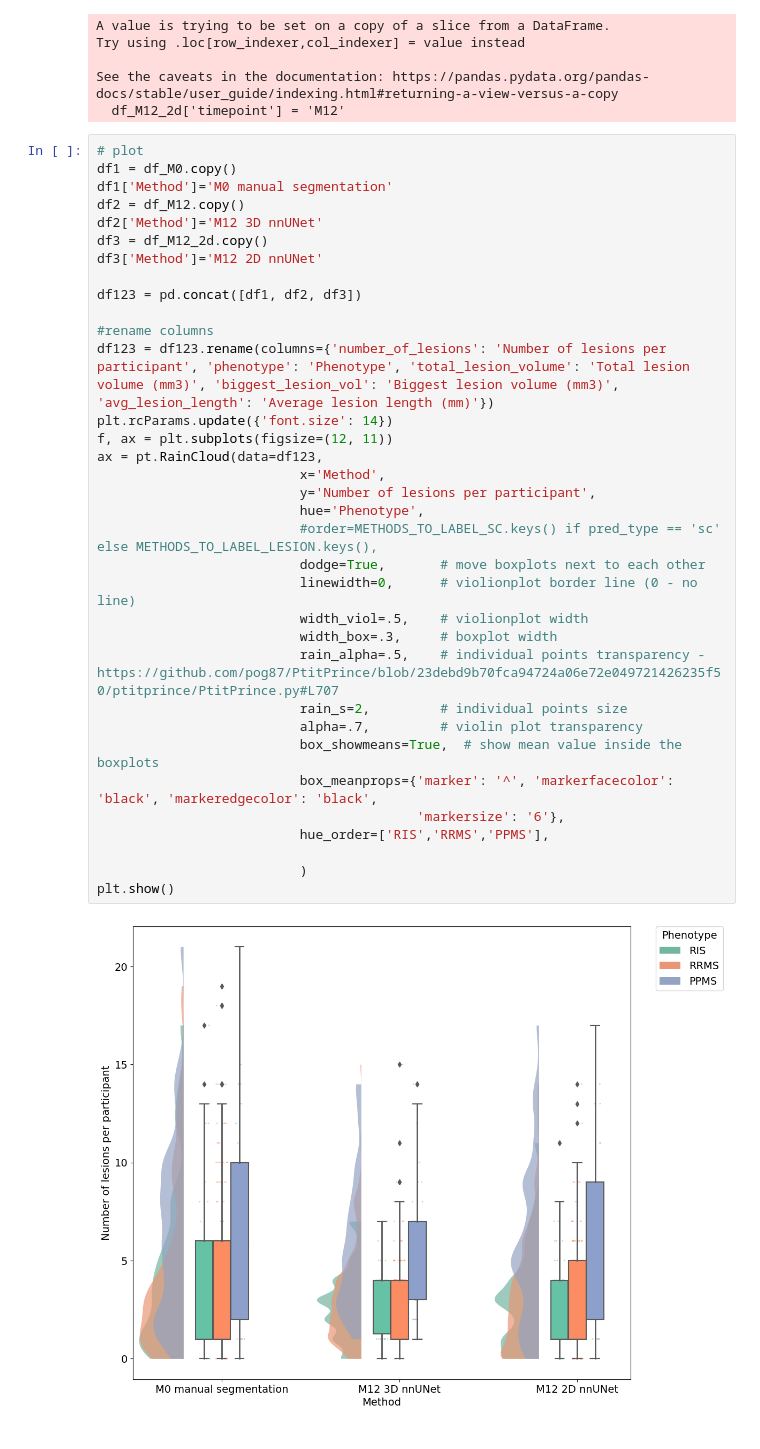
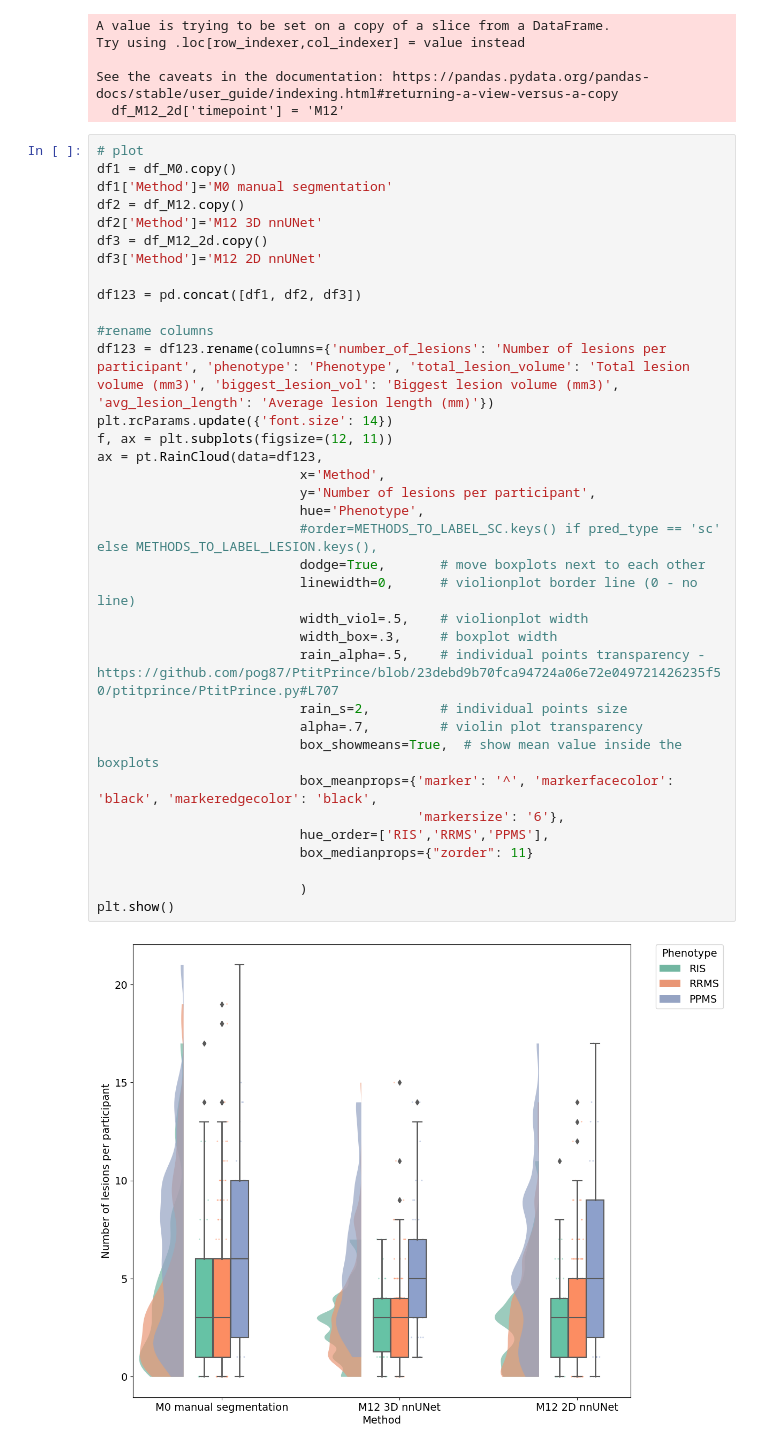
Before and after one commit to ivadomed/canproco, a Jupyter notebook: dataset_analysis/dataframe_analysis.ipynb, the cells around one changed output. Saved outputs shown, nothing was run; the diff lists cells and outputs as text.

Commit message:
formatted figure

```diff
--- a/dataset_analysis/dataframe_analysis.ipynb
+++ b/dataset_analysis/dataframe_analysis.ipynb
@@ -382,31 +382,32 @@ df2 = df_M12.copy()
 df2['Method']='M12 3D nnUNet'
 df3 = df_M12_2d.copy()
 df3['Method']='M12 2D nnUNet'
 
 df123 = pd.concat([df1, df2, df3])
 
 #rename columns
 df123 = df123.rename(columns={'number_of_lesions': 'Number of lesions per participant', 'phenotype': 'Phenotype', 'total_lesion_volume': 'Total lesion volume (mm3)', 'biggest_lesion_vol': 'Biggest lesion volume (mm3)', 'avg_lesion_length': 'Average lesion length (mm)'})
 plt.rcParams.update({'font.size': 14})
 f, ax = plt.subplots(figsize=(12, 11))
 ax = pt.RainCloud(data=df123,
                           x='Method',
                           y='Number of lesions per participant',
                           hue='Phenotype',
                           #order=METHODS_TO_LABEL_SC.keys() if pred_type == 'sc' else METHODS_TO_LABEL_LESION.keys(),
                           dodge=True,       # move boxplots next to each other
                           linewidth=0,      # violionplot border line (0 - no line)
                           width_viol=.5,    # violionplot width
                           width_box=.3,     # boxplot width
                           rain_alpha=.5,    # individual points transparency - https://github.com/pog87/PtitPrince/blob/23debd9b70fca94724a06e72e049721426235f50/ptitprince/PtitPrince.py#L707
                           rain_s=2,         # individual points size
                           alpha=.7,         # violin plot transparency
                           box_showmeans=True,  # show mean value inside the boxplots
                           box_meanprops={'marker': '^', 'markerfacecolor': 'black', 'markeredgecolor': 'black',
                                          'markersize': '6'},
                           hue_order=['RIS','RRMS','PPMS'],
+                          box_medianprops={"zorder": 11}
 
                           )
 plt.show()
 # %% [output]
-[figure, old version]
+[figure, new version]
```
Also changed, not shown: parts of 1 cell of this notebook.
